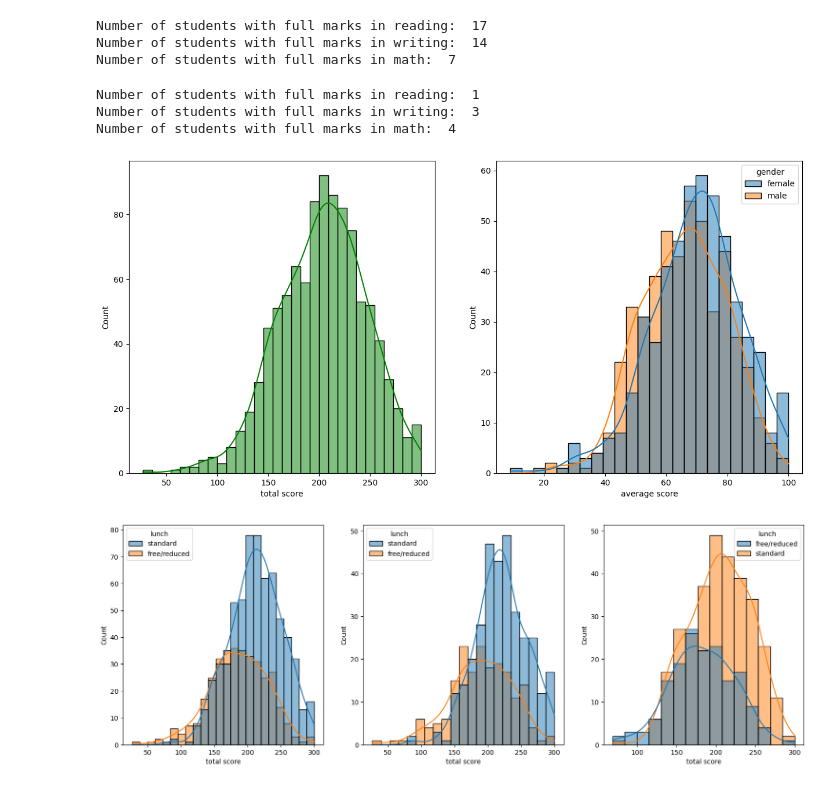
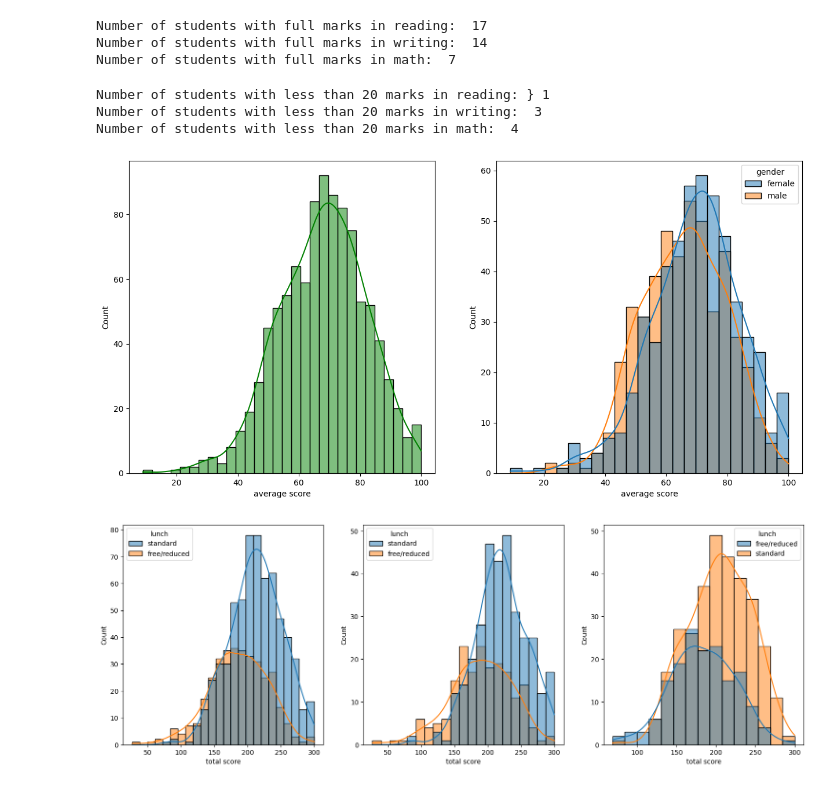
Before and after one commit to Sameermishra123/mlproject, a Jupyter notebook: notebook/EDA STUDENT PERFORMANCE.ipynb, the cells around one changed output. Saved outputs shown, nothing was run; the diff lists cells and outputs as text; code cells hidden in the pictures.

```diff
--- a/notebook/EDA STUDENT PERFORMANCE.ipynb
+++ b/notebook/EDA STUDENT PERFORMANCE.ipynb
@@ -134,26 +134,26 @@ Number of students with full marks in reading:  17
 Number of students with full marks in writing:  14
 Number of students with full marks in math:  7
 # %%
-reading_full=df[df['reading_score']<20]['average score'].count()
-writing_full=df[df['writing_score']<20]['average score'].count()
-math_full=df[df['math_score']<20]['average score'].count()
+reading_full=df[df['reading_score']<=20]['average score'].count()
+writing_full=df[df['writing_score']<=20]['average score'].count()
+math_full=df[df['math_score']<=20]['average score'].count()
 
-print("Number of students with full marks in reading: ",reading_full)
-print("Number of students with full marks in writing: ",writing_full)
-print("Number of students with full marks in math: ",math_full)
+print("Number of students with less than 20 marks in reading: }",reading_full)
+print("Number of students with less than 20 marks in writing: ",writing_full)
+print("Number of students with less than 20 marks in math: ",math_full)
 # %% [output]
-Number of students with full marks in reading:  1
-Number of students with full marks in writing:  3
-Number of students with full marks in math:  4
+Number of students with less than 20 marks in reading: } 1
+Number of students with less than 20 marks in writing:  3
+Number of students with less than 20 marks in math:  4
 # %%
 fig,axs=plt.subplots(1,2,figsize=(15,7))
 plt.subplot(121)
-sns.histplot(data=df,x='total score',kde=True,bins=30,color='g')
+sns.histplot(data=df,x='average score',kde=True,bins=30,color='g')
 plt.subplot(122)
 sns.histplot(data=df,x='average score',kde=True,hue='gender')
 plt.show()
 # %% [output]
-[figure, old version]
+[figure, new version]
 # %%
 plt.subplots(1,3,figsize=(25,6))
 plt.subplot(141)
```
Also changed, not shown: parts of 1 cell of this notebook, 9 other files.
